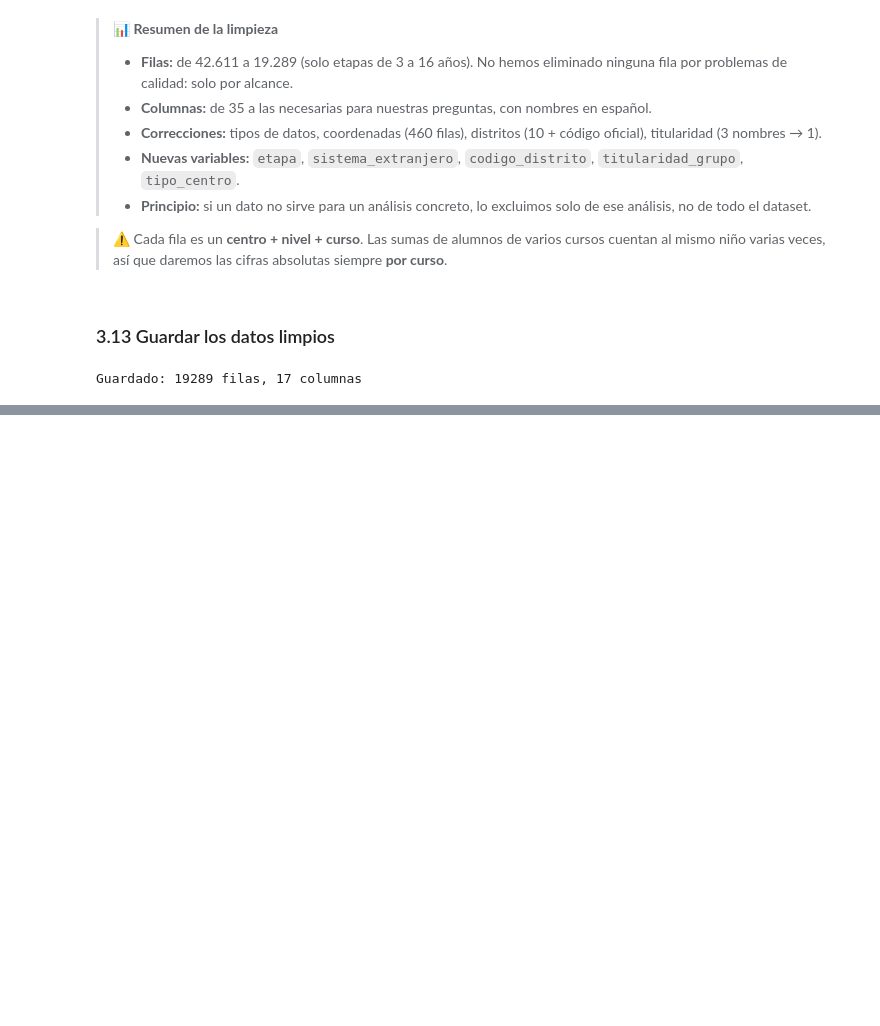
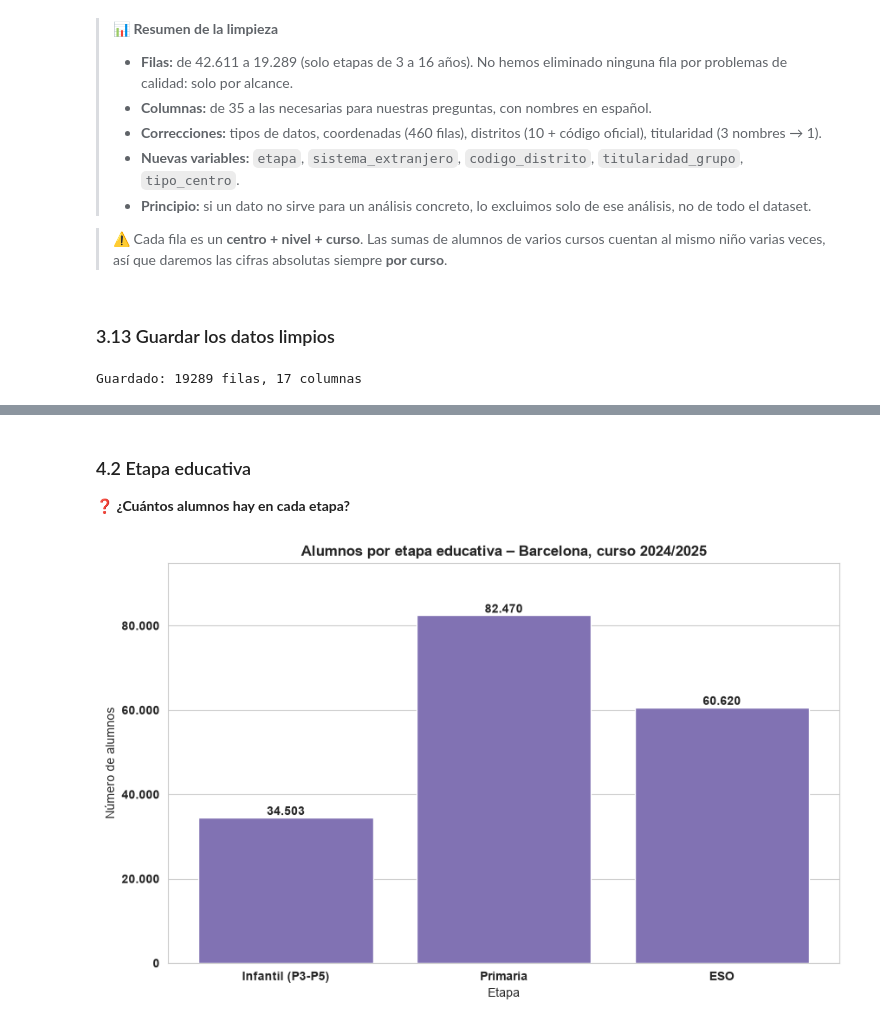
Before and after one commit to esrakesken/eda-educacion-barcelona, a Jupyter notebook: notebooks/01_eda_educacion_bcn.ipynb, the cells around one changed output, grey strips where cells are left out. Drawn from its saved outputs; the diff is of its cells as text; code cells hidden in the pictures; blank space fills up the shorter version.

```diff
--- a/notebooks/01_eda_educacion_bcn.ipynb
+++ b/notebooks/01_eda_educacion_bcn.ipynb
@@ -703,0 +758,19 @@ Guardado: 19289 filas, 17 columnas
+# %% [markdown]
+### 4.2 Etapa educativa
+**❓ ¿Cuántos alumnos hay en cada etapa?**
+# %%
+alumnos_por_etapa = df_actual.groupby("etapa")["alumnos_total"].sum().reindex(ORDEN_ETAPAS)
+
+fig, ax = plt.subplots()
+barras = ax.bar(alumnos_por_etapa.index, alumnos_por_etapa.values, color="#8172B3")
+ax.bar_label(barras, labels=[f"{n:,.0f}".replace(",", ".") for n in alumnos_por_etapa],
+             fontweight="bold")
+
+ax.set_title(f"Alumnos por etapa educativa – Barcelona, curso {CURSO_ACTUAL}")
+ax.set_xlabel("Etapa")
+ax.set_ylabel("Número de alumnos")
+ax.margins(y=0.15)
+formatear_ejes(ax)
+plt.show()
+# %% [output]
+[figure, added]
```
Also changed, not shown: parts of 10 cells of this notebook.
